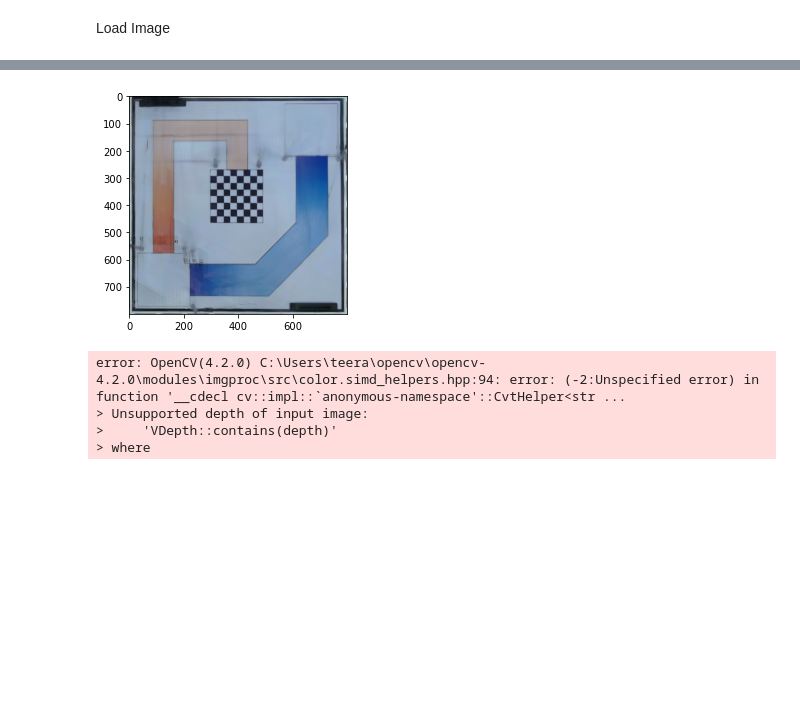
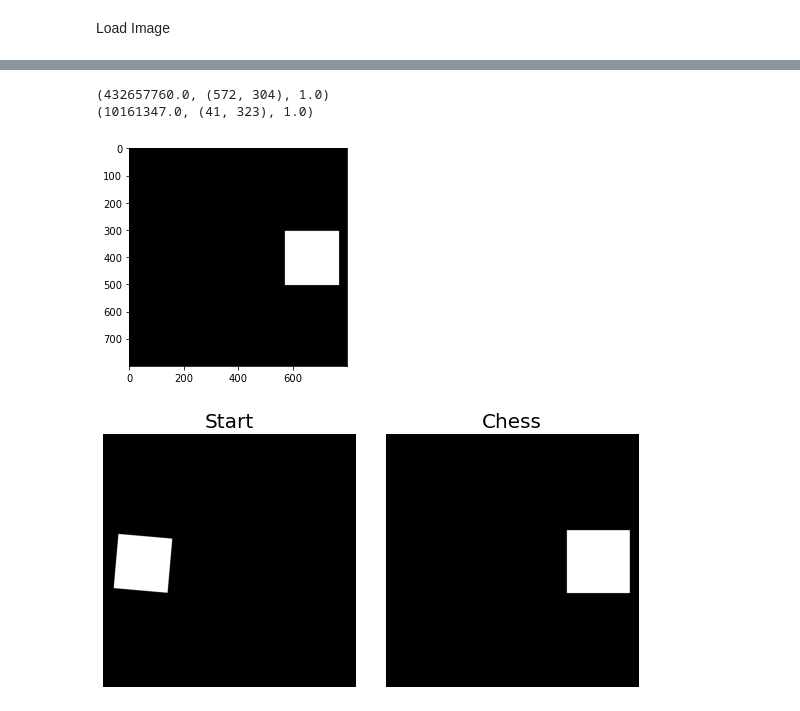
Before and after one commit to teerameth/Module6-7, a Jupyter notebook: ponyslayer/main.ipynb, the cells around one changed output, grey strips where cells are left out. Drawn from its saved outputs; the diff is of its cells as text; code cells hidden in the pictures; blank space fills up the shorter version.

```diff
--- a/ponyslayer/main.ipynb
+++ b/ponyslayer/main.ipynb
@@ -91,25 +65,0 @@ error: OpenCV(4.2.0) C:\Users\teera\opencv\opencv-4.2.0\modules\imgproc\src\colo
-# %%
-img= original
-labimg = cv2.cvtColor(img, cv2.COLOR_BGR2LAB)
-n = 0
-while(n<4):
-    labimg = cv2.pyrDown(labimg)
-    n = n+1
-feature_image=np.reshape(labimg, [-1, 3])
-rows, cols, chs = labimg.shape
-db = DBSCAN(eps=5, min_samples=50, metric = 'euclidean',algorithm ='auto')
-db.fit(feature_image)
-labels = db.labels_
-indices = np.dstack(np.indices(labimg.shape[:2]))
-xycolors = np.concatenate((labimg, indices), axis=-1)
-feature_image2 = np.reshape(xycolors, [-1,5])
-db.fit(feature_image2)
-labels2 = db.labels_
-imshow(img)
-imshow(np.reshape(labels2, [rows, cols]))
-# %% [output]
-[figure, removed]
-error: OpenCV(4.2.0) C:\Users\teera\opencv\opencv-4.2.0\modules\imgproc\src\color.simd_helpers.hpp:94: error: (-2:Unspecified error) in function '__cdecl cv::impl::`anonymous-namespace'::CvtHelper<str ...
-> Unsupported depth of input image:
->     'VDepth::contains(depth)'
-> where
@@ -117,0 +66,13 @@ from ponyslayer.DBSCAN import DBSCAN
+# %%
+from ponyslayer import search_chess, search_marker
+chess_mask, chess_center = search_chess.run(mask)
+imshow(chess_mask)
+start_mask, start_center = search_marker.run(frame, marker)
+imshows([start_mask, chess_mask], ["Start", "Chess"])
+# black_obj_mask = cv2.inRange(HSV, (0, 0, 0), (255, 255, 70))
+# imshow(black_obj_mask)
+# %% [output]
+(432657760.0, (572, 304), 1.0)
+(10161347.0, (41, 323), 1.0)
+[figure, added]
+[figure, added]
```
Also changed, not shown: parts of 11 cells of this notebook, 13 other files.
